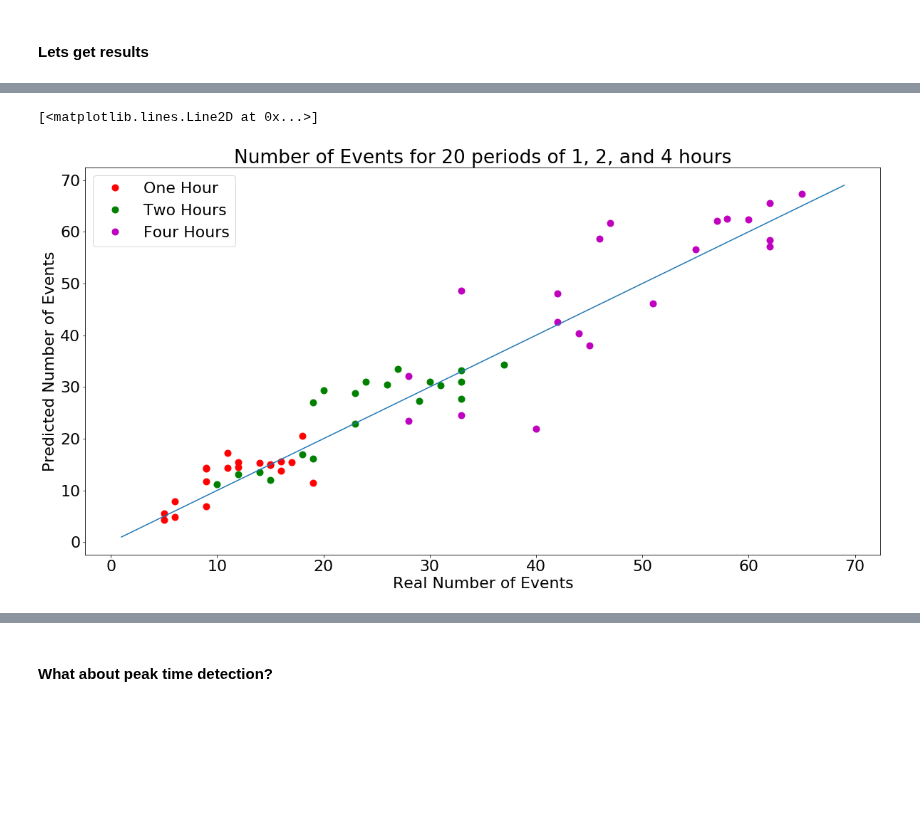
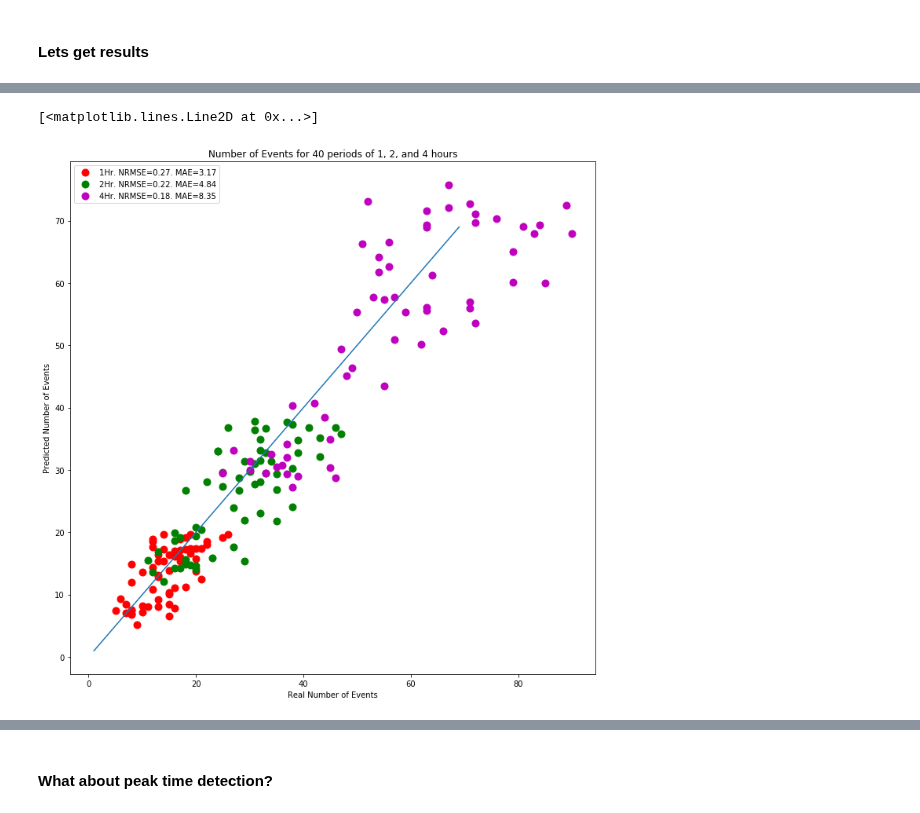
Before and after one commit to rjhosler/IUPUI-REU, a Jupyter notebook: Point Process Training w Class.ipynb, the cells around one changed output, grey strips where cells are left out. Saved outputs shown, nothing was run; the diff lists cells and outputs as text; code cells hidden in the pictures; blank space fills up the shorter version.

```diff
--- a/Point Process Training w Class.ipynb
+++ b/Point Process Training w Class.ipynb
@@ -291,4 +212,4 @@ print(np.mean(pred_num_1h), np.mean(real_num_1h), np.mean(pai_1h),
 # %%
-simulation = PointProcessRun(param_location = 'Trained_Params_100_100.npz', save_loc = 'PPtesting.npz')
+simulation = PointProcessRun(param_location = save_loc, save_loc = 'PPtesting.npz')
 simulation._LastTime
 # %% [output]
@@ -304,7 +225,7 @@ for i in range(end, len(full_data)-1):
 pred_num_2h = []
 real_num_2h = []
 pai_2h = []
-for i in range(0, 20):
+for i in range(0, 60):
     test_points = full_data[indices[i]:indices[i+1]]
     test_points.reset_index(drop=True, inplace=True)
     ig, ig, pred, ig, real, ig, pai = simulation.test_projection(test_points, num_hotspots=30, top_percent=0)
@@ -312,5 +233,5 @@ for i in range(0, 20):
     real_num_2h.append(sum(sum(real)))
     pai_2h.append(pai)
     test_points.to_csv('for_results.csv')
-    simulation.update_from_new_inputs('for_results.csv')
+    simulation.update_from_new_inputs(test_points)
 # %% [output]
@@ -340,4 +303,4 @@ print(np.mean(pred_num_2h), np.mean(real_num_2h), np.mean(pai_2h),
 # %%
-simulation = PointProcessRun(param_location = 'Trained_Params_100_100.npz', save_loc = 'PPtesting.npz')
+simulation = PointProcessRun(param_location = save_loc, save_loc = 'PPtesting.npz')
 simulation._LastTime
 # %% [output]
@@ -353,7 +316,7 @@ for i in range(end, len(full_data)-1):
 pred_num_4h = []
 real_num_4h = []
 pai_4h = []
-for i in range(0, 20):
+for i in range(0, 60):
     test_points = full_data[indices[i]:indices[i+1]]
     test_points.reset_index(drop=True, inplace=True)
     ig, ig, pred, ig, real, ig, pai = simulation.test_projection(test_points, num_hotspots=30, top_percent=0)
@@ -361,5 +324,5 @@ for i in range(0, 20):
     real_num_4h.append(sum(sum(real)))
     pai_4h.append(pai)
     test_points.to_csv('for_results.csv')
-    simulation.update_from_new_inputs('for_results.csv')
+    simulation.update_from_new_inputs(test_points)
 # %% [output]
@@ -438,16 +445,24 @@ print(np.mean(pred_num_24h), np.mean(real_num_24h), np.mean(pai_24h),
 # %%
-plt.figure(figsize=(20,10))
-plt.rcParams.update({'font.size': 22})
-plt.plot(real_num_1h, pred_num_1h, 'r.', label = "One Hour", markersize=18)
-plt.plot(real_num_2h, pred_num_2h, 'g.', label = "Two Hours", markersize=18)
-plt.plot(real_num_4h, pred_num_4h, 'm.', label = "Four Hours", markersize=18)
+import sklearn.metrics
+rmse1 = sqrt(sklearn.metrics.mean_squared_error(real_num_1h, pred_num_1h))/ (np.mean(real_num_1h))
+rmse2 = sqrt(sklearn.metrics.mean_squared_error(real_num_2h, pred_num_2h))/(np.mean(real_num_2h))
+rmse4 = sqrt(sklearn.metrics.mean_squared_error(real_num_4h, pred_num_4h))/(np.mean(real_num_4h))
+
+mae1 = sklearn.metrics.mean_absolute_error(real_num_1h, pred_num_1h)
+mae2 = sklearn.metrics.mean_absolute_error(real_num_2h, pred_num_2h)
+mae4 = sklearn.metrics.mean_absolute_error(real_num_4h, pred_num_4h)
+
+plt.figure(figsize=(12,12))
+plt.plot(real_num_1h, pred_num_1h, 'r.', label = "1Hr. NRMSE="+str(round(rmse1, 2))+". MAE="+str(round(mae1, 2)), markersize=18)
+plt.plot(real_num_2h, pred_num_2h, 'g.', label = "2Hr. NRMSE="+str(round(rmse2, 2))+". MAE="+str(round(mae2, 2)), markersize=18)
+plt.plot(real_num_4h, pred_num_4h, 'm.', label = "4Hr. NRMSE="+str(round(rmse4, 2))+". MAE="+str(round(mae4, 2)), markersize=18)
 plt.xlabel('Real Number of Events')
 plt.ylabel('Predicted Number of Events')
 plt.legend()
-plt.title('Number of Events for 20 periods of 1, 2, and 4 hours')
+plt.title('Number of Events for 40 periods of 1, 2, and 4 hours')
 x = np.arange(1, 70)
 plt.plot(x, x)
 #plt.plot(real_nm_24h, pred_num_24h, 'b.')
 # %% [output]
 [<matplotlib.lines.Line2D at 0x...>]
-[figure, old version]
+[figure, new version]
```
Also changed, not shown: parts of 57 cells of this notebook.
